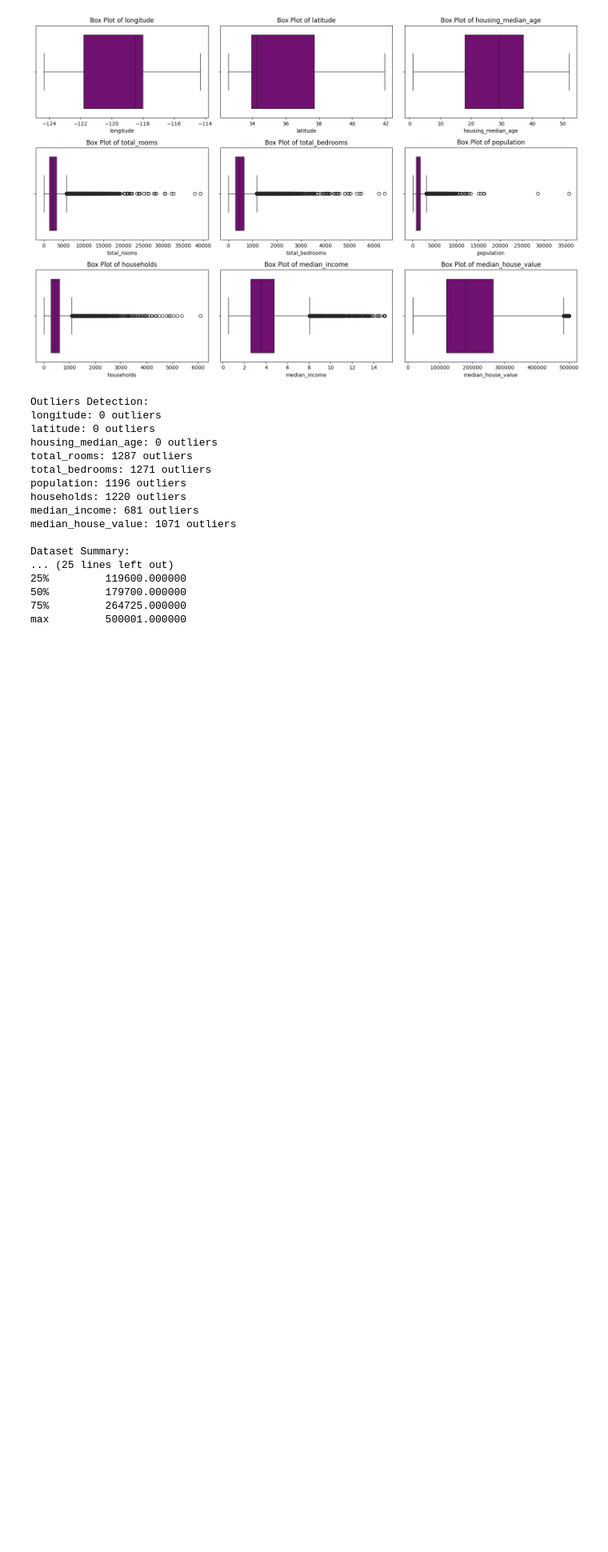
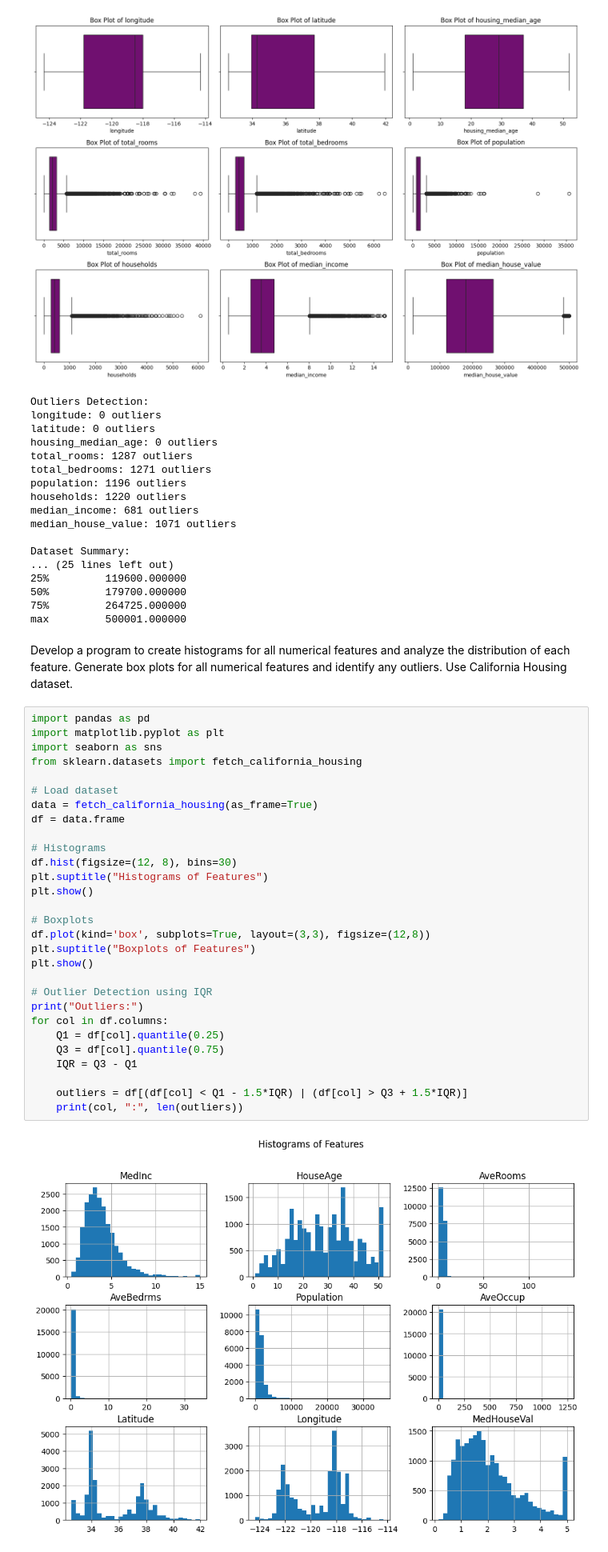
Before and after one commit to BiswasNehaa/ML, a Jupyter notebook: prog1.ipynb, the cells around one changed output. Shown at 80% size. Saved outputs shown, nothing was run; the diff lists cells and outputs as text; blank space fills up the shorter version.

```diff
--- a/prog1.ipynb
+++ b/prog1.ipynb
@@ -71,3 +71,36 @@ Dataset Summary:
 50%         179700.000000
 75%         264725.000000
 max         500001.000000
+# %% [markdown]
+Develop a program to create histograms for all numerical features and analyze the distribution of each feature. Generate box plots for all numerical features and identify any outliers. Use California Housing dataset.
+# %%
+import pandas as pd
+import matplotlib.pyplot as plt
+import seaborn as sns
+from sklearn.datasets import fetch_california_housing
+
+# Load dataset
+data = fetch_california_housing(as_frame=True)
+df = data.frame
+
+# Histograms
+df.hist(figsize=(12, 8), bins=30)
+plt.suptitle("Histograms of Features")
+plt.show()
+
+# Boxplots
+df.plot(kind='box', subplots=True, layout=(3,3), figsize=(12,8))
+plt.suptitle("Boxplots of Features")
+plt.show()
+
+# Outlier Detection using IQR
+print("Outliers:")
+for col in df.columns:
+    Q1 = df[col].quantile(0.25)
+    Q3 = df[col].quantile(0.75)
+    IQR = Q3 - Q1
+
+    outliers = df[(df[col] < Q1 - 1.5*IQR) | (df[col] > Q3 + 1.5*IQR)]
+    print(col, ":", len(outliers))
+# %% [output]
+[figure, added]
```
Also changed, not shown: parts of 2 cells of this notebook, 3 other files.
